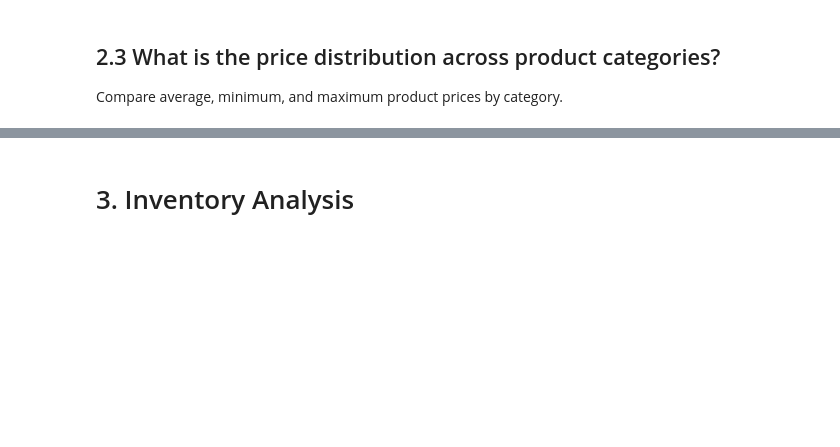
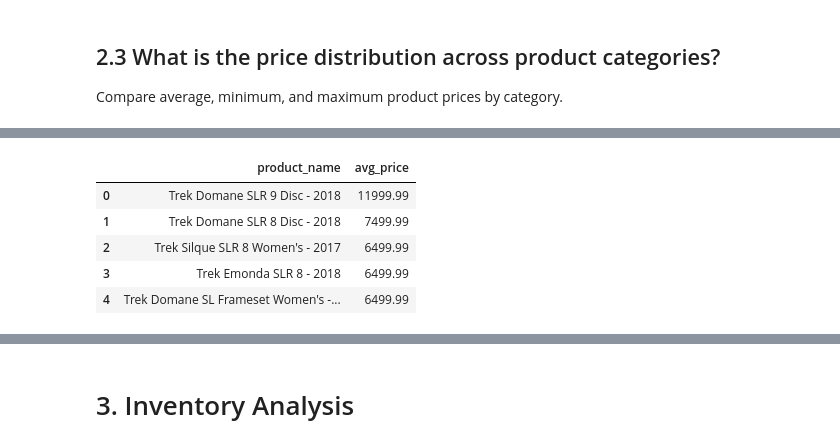
Before and after one commit to Kartika-Nidhi/Biker_Store_Analysis_SQL, a Jupyter notebook: BikeStoreAnalysisSQl.ipynb, the cells around one changed output, grey strips where cells are left out. Saved outputs shown, nothing was run; the diff lists cells and outputs as text; code cells hidden in the pictures; blank space fills up the shorter version.

Commit message:
Product analysis completed

```diff
--- a/BikeStoreAnalysisSQl.ipynb
+++ b/BikeStoreAnalysisSQl.ipynb
@@ -245,3 +257,21 @@ plt.show()
 Compare average, minimum, and maximum product prices by category.
 # %% [markdown]
 <div>
+# %%
+query = """
+SELECT product_name, AVG(list_price) AS avg_price
+FROM products
+GROUP BY product_name
+ORDER BY avg_price DESC
+LIMIT 5;
+"""
+
+top_avg = pd.read_sql(query, engine)
+top_avg
+# %% [output]
+|  | product_name | avg_price |
+| 0 | Trek Domane SLR 9 Disc - 2018 | 11999.99 |
+| 1 | Trek Domane SLR 8 Disc - 2018 | 7499.99 |
+| 2 | Trek Silque SLR 8 Women's - 2017 | 6499.99 |
+| 3 | Trek Emonda SLR 8 - 2018 | 6499.99 |
+| 4 | Trek Domane SL Frameset Women's -... | 6499.99 |
```
Also changed, not shown: parts of 5 cells of this notebook.
